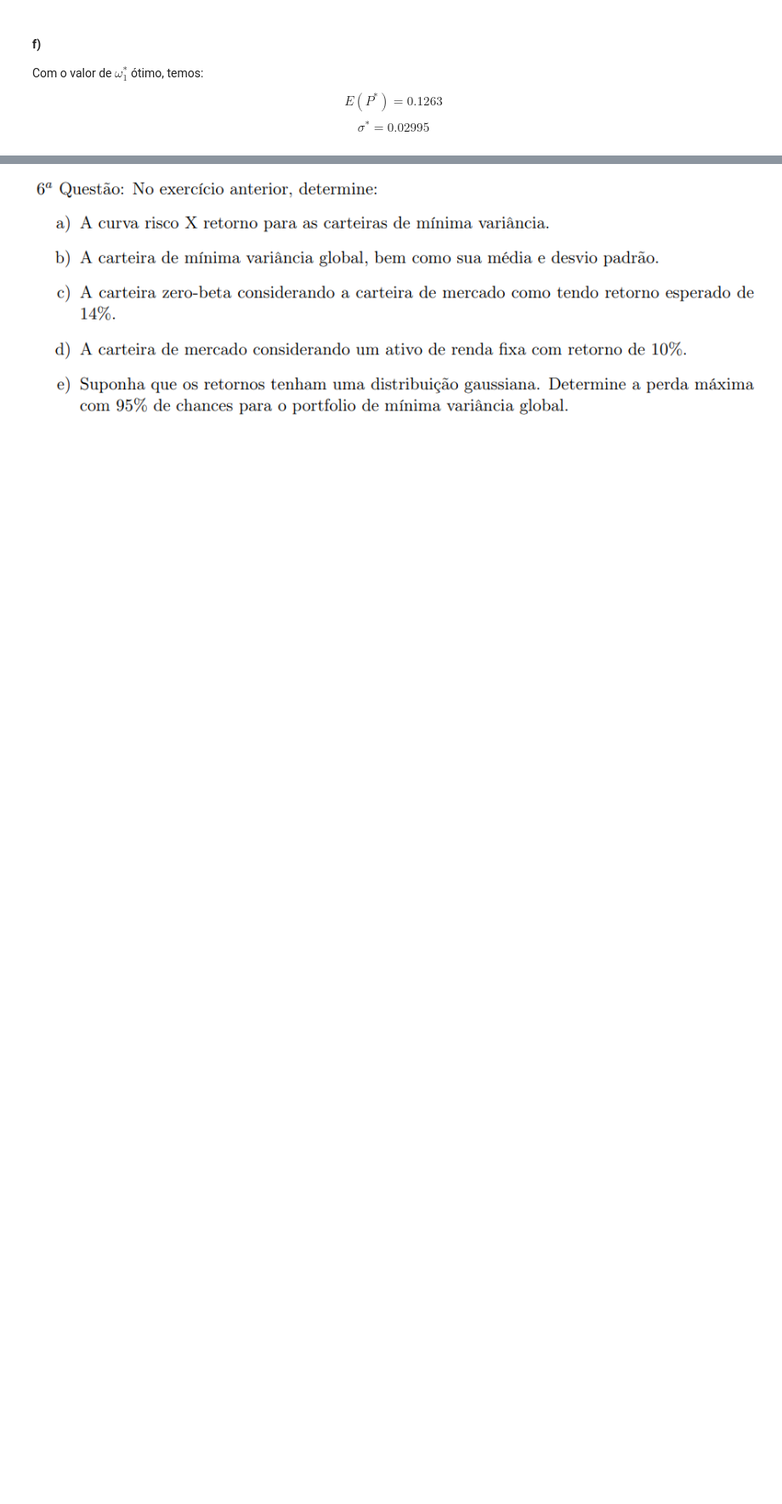
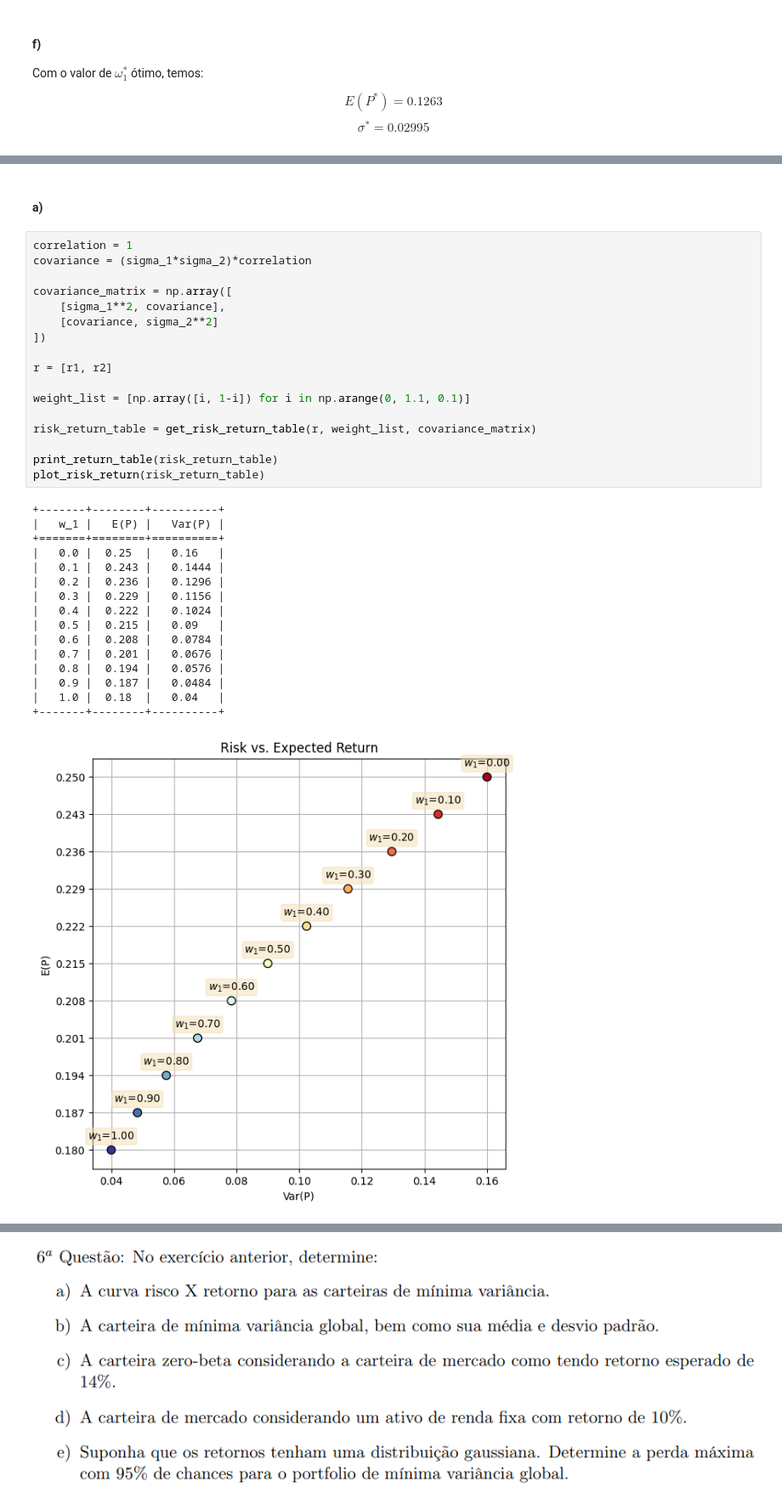
Before and after one commit to FerPapi/fineng-mba-usp, a Jupyter notebook: portfolios/lista1_fernando_papi.ipynb, the cells around one changed output, grey strips where cells are left out. Shown at 85% size. Saved outputs shown, nothing was run; the diff lists cells and outputs as text; blank space fills up the shorter version.

```diff
--- a/portfolios/lista1_fernando_papi.ipynb
+++ b/portfolios/lista1_fernando_papi.ipynb
@@ -299,0 +336,36 @@ covariance_matrix = np.array([
+# %% [markdown]
+#### a)
+# %%
+correlation = 1
+covariance = (sigma_1*sigma_2)*correlation
+
+covariance_matrix = np.array([
+    [sigma_1**2, covariance],
+    [covariance, sigma_2**2]
+])
+
+r = [r1, r2]
+
+weight_list = [np.array([i, 1-i]) for i in np.arange(0, 1.1, 0.1)]
+
+risk_return_table = get_risk_return_table(r, weight_list, covariance_matrix)
+
+print_return_table(risk_return_table)
+plot_risk_return(risk_return_table)
+# %% [output]
++-------+--------+----------+
+|   w_1 |   E(P) |   Var(P) |
++=======+========+==========+
+|   0.0 |  0.25  |   0.16   |
+|   0.1 |  0.243 |   0.1444 |
+|   0.2 |  0.236 |   0.1296 |
+|   0.3 |  0.229 |   0.1156 |
+|   0.4 |  0.222 |   0.1024 |
+|   0.5 |  0.215 |   0.09   |
+|   0.6 |  0.208 |   0.0784 |
+|   0.7 |  0.201 |   0.0676 |
+|   0.8 |  0.194 |   0.0576 |
+|   0.9 |  0.187 |   0.0484 |
+|   1.0 |  0.18  |   0.04   |
++-------+--------+----------+
+[figure, added]
```
Also changed, not shown: parts of 24 cells of this notebook.
